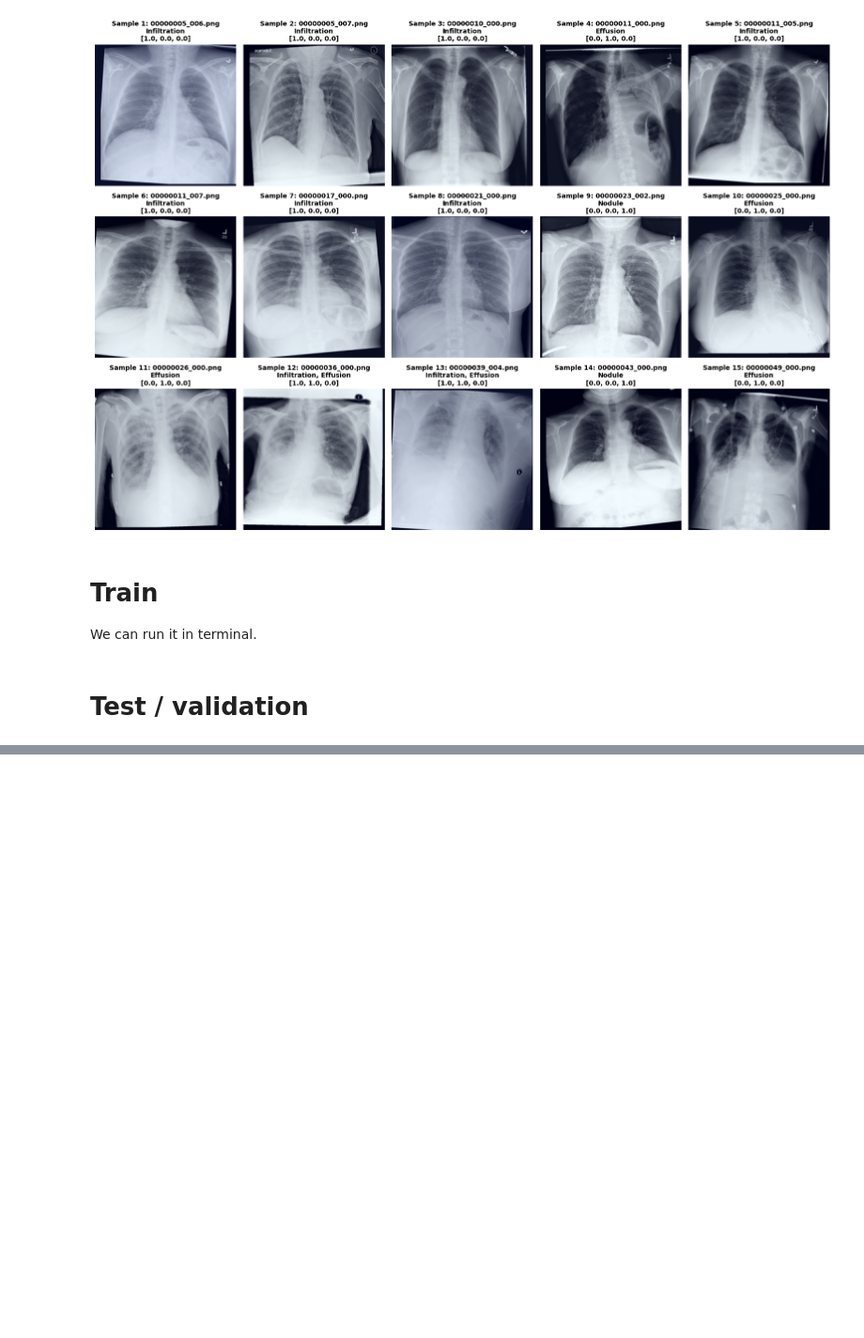
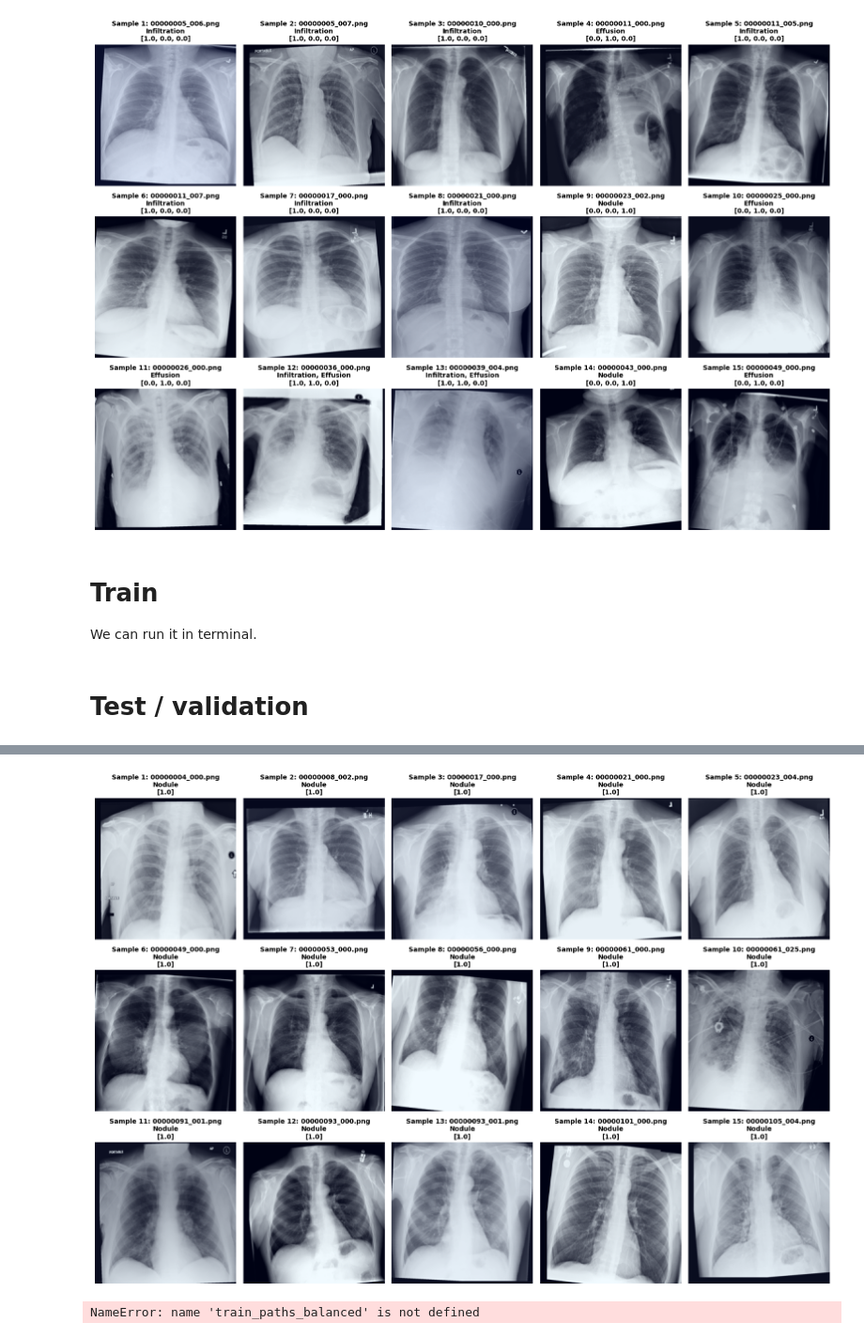
Before and after one commit to holidayjo/xray_clip, a Jupyter notebook: main.ipynb, the cells around one changed output, grey strips where cells are left out. Shown at 94% size. Drawn from its saved outputs; the diff is of its cells as text; code cells hidden in the pictures; blank space fills up the shorter version.

Commit message:
testing nodule class only

```diff
--- a/main.ipynb
+++ b/main.ipynb
@@ -89,0 +95,65 @@ We can run it in terminal.
+# %%
+import utils.models
+import utils.utils
+import utils.dataset
+import pathlib
+import yaml
+import torch
+
+utils.utils.set_random_seeds(seed=42)
+with open("data/cxr_dataset_nodule.yaml", "r") as f:
+    cfg = yaml.safe_load(f)
+image_root   = pathlib.Path(cfg['image_root'])
+target_label = cfg['top_labels'][0]
+print(f"target_label = {target_label}")
+
+# Loading a model.
+model_name                           = 'hf-hub:microsoft/BiomedCLIP-PubMedBERT_256-vit_base_patch16_224'
+model, preprocess, tokenizer, device = utils.models.load_clip_model(model_name = model_name, freeze_backbone = True)
+
+# Load dataset splits (unfiltered -- no filter_dataset() call, since that only keeps
+# top_labels-positive rows and would drop every true negative sample)
+train_df, train_paths, train_labels = utils.dataset.load_split(cfg['train_csv'], image_root, verbose=True)
+valid_df, valid_paths, valid_labels = utils.dataset.load_split(cfg['valid_csv'], image_root)
+test_df,  test_paths,  test_labels  = utils.dataset.load_split(cfg['test_csv'],  image_root)
+
+# Binary split: target_label positive vs. everything else (no purity restriction)
+train_pos_df, train_pos_paths, train_neg_df, train_neg_paths = utils.dataset.split_binary_label(train_df, train_paths, target_label)
+print(f"[train] positive={len(train_pos_df)}  negative_pool={len(train_neg_df)}")
+
+valid_pos_df, valid_pos_paths, valid_neg_df, valid_neg_paths = utils.dataset.split_binary_label(valid_df, valid_paths, target_label)
+print(f"[valid] positive={len(valid_pos_df)}  negative_pool={len(valid_neg_df)}")
+
+test_pos_df, test_pos_paths, test_neg_df, test_neg_paths = utils.dataset.split_binary_label(test_df, test_paths, target_label)
+print(f"[test]  positive={len(test_pos_df)}  negative_pool={len(test_neg_df)}")
+
+# One epoch's worth of balanced 1:1 train sample (positives + a random equal-size negative draw)
+train_df_balanced, train_paths_balanced = utils.dataset.sample_balanced_split(
+    train_pos_df, train_pos_paths, train_neg_df, train_neg_paths, seed=42)
+print(f"[train] balanced epoch sample size = {len(train_df_balanced)} (should be 2 x {len(train_pos_df)})")
+print(train_df_balanced[target_label].value_counts())
+
+# Valid/test stay at full, natural imbalance in train_nodule_balanced.py -- shown here for comparison
+print(f"[valid] natural class balance:\n{valid_df[target_label].value_counts()}")
+print(f"[test]  natural class balance:\n{test_df[target_label].value_counts()}")
+
+# Package into loaders using the same balanced train sample + untouched valid/test
+paths_dict = {'train': train_paths_balanced, 'valid': valid_paths, 'test': test_paths}
+df_dict    = {'train': train_df_balanced,    'valid': valid_df,    'test': test_df}
+
+train_augment = utils.dataset.build_train_augmentation()
+train_loader, valid_loader, test_loader = utils.dataset.create_dataloaders(paths_dict  = paths_dict,
+                                                                           df_dict     = df_dict,
+                                                                           top_labels  = [target_label],
+                                                                           preprocess  = preprocess,
+                                                                           batch_size  = 16,
+                                                                           num_workers = 2,
+                                                                           augment     = train_augment)
+
+# verifying -- use a shuffle=False loader over the SAME dataset for inspection, since
+# inspect_dataloader() matches printed filenames to images by position in the dataset's
+# original (unshuffled) order. train_loader itself has shuffle=True (needed for real
+# training), so calling inspect_dataloader on it directly prints mismatched filenames.
+inspect_loader = torch.utils.data.DataLoader(train_loader.dataset, batch_size=16, shuffle=False, num_workers=2)
+utils.dataset.inspect_dataloader(inspect_loader, class_names=[target_label], num_images=15)
+# %% [output]
@@ -89,0 +177,9 @@ We can run it in terminal.
+[figure, added]
+# %%
+import utils.dataset
+plain_dataset = utils.dataset.XrayDataset(image_paths=train_paths_balanced, df=train_df_balanced,
+                                           label_cols=[target_label], preprocess=preprocess, augment=None)
+inspect_loader = torch.utils.data.DataLoader(plain_dataset, batch_size=16, shuffle=False, num_workers=0)
+utils.dataset.inspect_dataloader(inspect_loader, class_names=[target_label], num_images=15)
+# %% [output]
+NameError: name 'train_paths_balanced' is not defined
```
Also changed, not shown: parts of 3 cells of this notebook, 5 other files.
